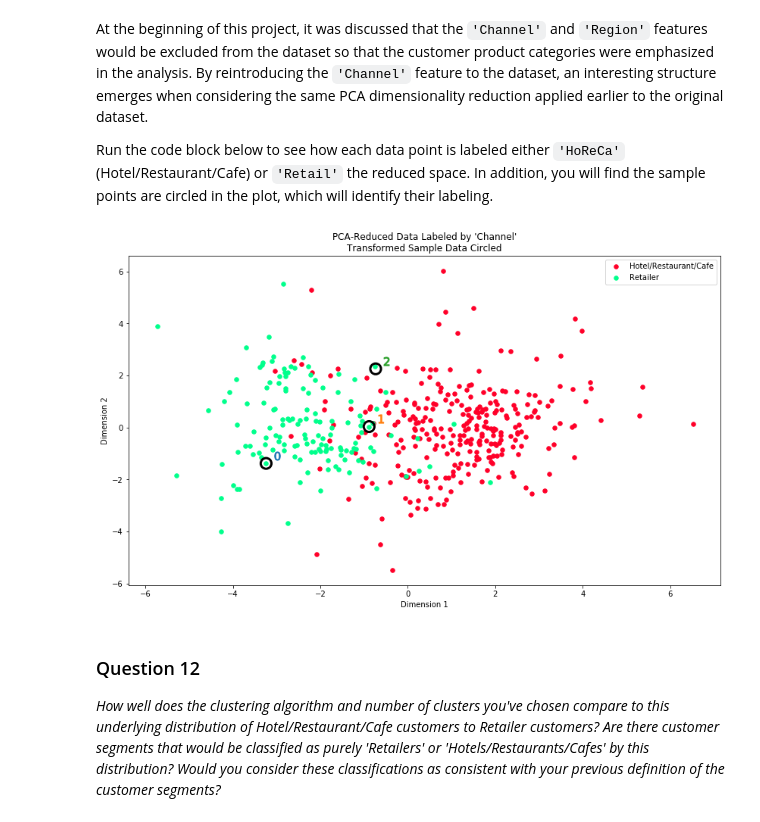
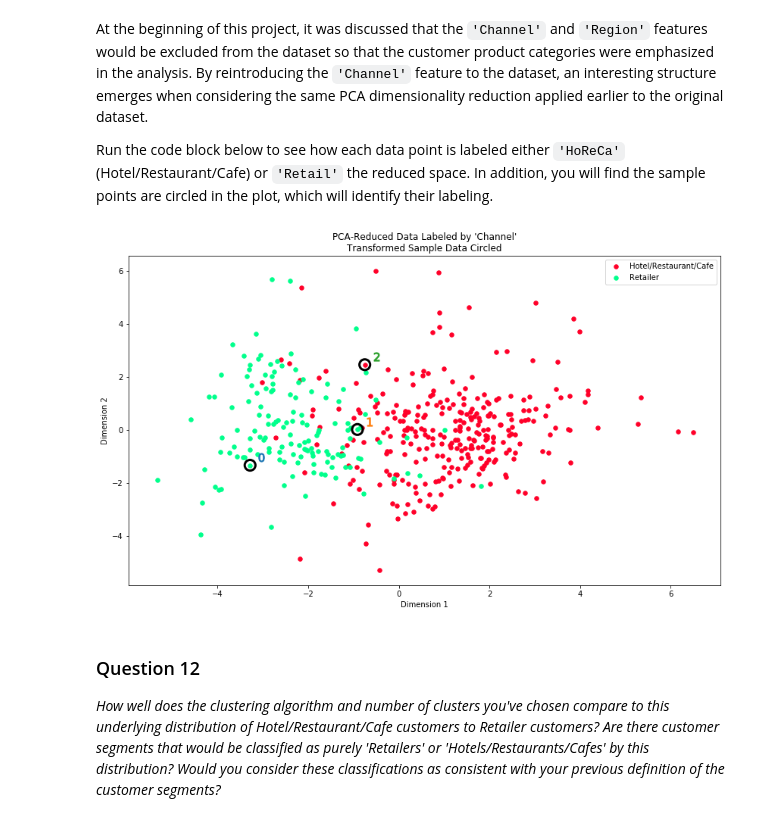
Before and after one commit to Al-barazanchi/Udacity, a Jupyter notebook: machine-learning/customer_segments/customer_segments.ipynb, the cells around one changed output. Cells and saved outputs as stored; diff of their text form; code cells hidden in the pictures.

```diff
--- a/machine-learning/customer_segments/customer_segments.ipynb
+++ b/machine-learning/customer_segments/customer_segments.ipynb
@@ -234,17 +252,21 @@ for feature in log_data.keys():
     Q3 = np.percentile(log_data[feature], 75)
 
     # TODO: Use the interquartile range to calculate an outlier step (1.5 times the interquartile range)
-    step = (1.5 * Q3) - Q3
+    step = 1.5 * (Q3 - Q1)
 
     # Display the outliers
     feature_outliers = log_data[~ ((log_data[feature]>=Q1-step) & (log_data[feature]<=Q3+step))]
     outliers.extend(feature_outliers.index)
 
-    print "\n{} Data points considered outliers for the feature '{}'".format(len(feature_outliers), feature)
-    display(feature_outliers)
+    print "\n'{}' has {} data points considered outliers".format(feature, len(feature_outliers))
+    display(data.loc[feature_outliers.index.values])
 
 
 # Removing the outliers, if any were specified
-good_data = log_data.drop(log_data.index[outliers]).reset_index(drop=True)
+# good_data = log_data.drop(log_data.index[outliers]).reset_index(drop=True)
+good_data = log_data.drop(log_data.index[[65, 66, 128, 154, 75]]).reset_index(drop=True)
+
+# Keeping the outliers
+# good_data = log_data
 print "\nGood data shape: ", good_data.shape
 # %% [output]
@@ -562,9 +735,10 @@ At the beginning of this project, it was discussed that the `'Channel'` and `'Re
 Run the code block below to see how each data point is labeled either `'HoReCa'` (Hotel/Restaurant/Cafe) or `'Retail'` the reduced space. In addition, you will find the sample points are circled in the plot, which will identify their labeling.
 # %%
 # Display the clustering results based on 'Channel' data
+outliers = [65, 66, 128, 154, 75]
 vs.channel_results(reduced_data, outliers, pca_samples)
 # %% [output]
-[figure, old version]
+[figure, new version]
 # %% [markdown]
 ### Question 12
 *How well does the clustering algorithm and number of clusters you've chosen compare to this underlying distribution of Hotel/Restaurant/Cafe customers to Retailer customers? Are there customer segments that would be classified as purely 'Retailers' or 'Hotels/Restaurants/Cafes' by this distribution? Would you consider these classifications as consistent with your previous definition of the customer segments?*
```
Also changed, not shown: parts of 25 cells of this notebook, 1 other file.
